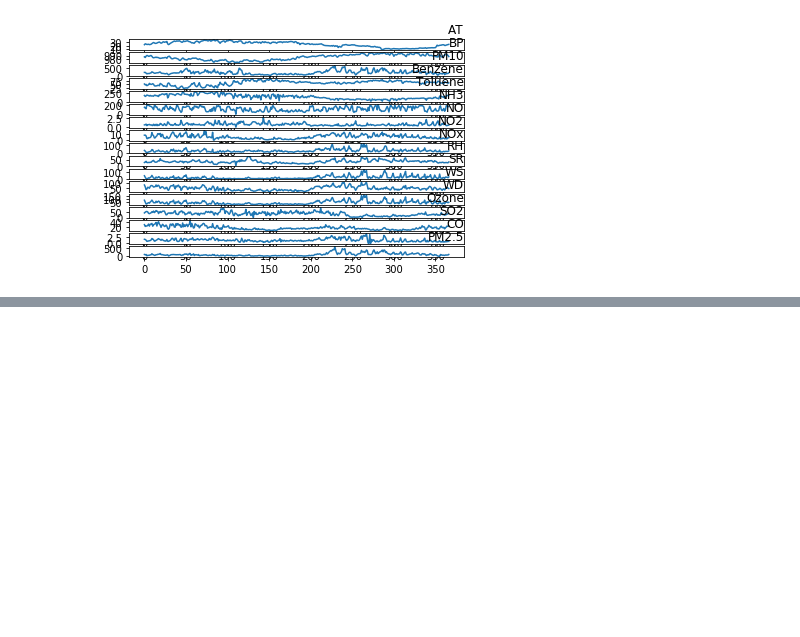
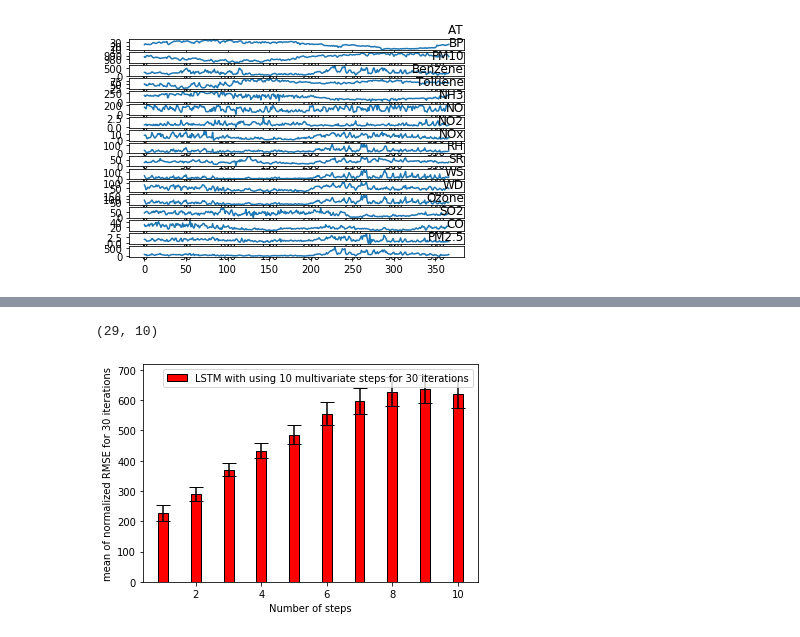
Before and after one commit to sydney-machine-learning/airpollution_deeplearning, a Jupyter notebook: pollution.ipynb, the cells around one changed output, grey strips where cells are left out. Drawn from its saved outputs; the diff is of its cells as text; code cells hidden in the pictures; blank space fills up the shorter version.

```diff
--- a/pollution.ipynb
+++ b/pollution.ipynb
@@ -511,0 +541,8 @@ plt.plot(result[0])
+# %%
+dlstm=read_csv('10i_10o_LSTM_30i.csv2020-05-10 11:03:02_243465.csv')
+dLSTM = dlstm.values
+print(dLSTM.shape)
+show_results(dLSTM,'LSTM')
+# %% [output]
+(29, 10)
+[figure, added]
```
Also changed, not shown: parts of 24 cells of this notebook.
